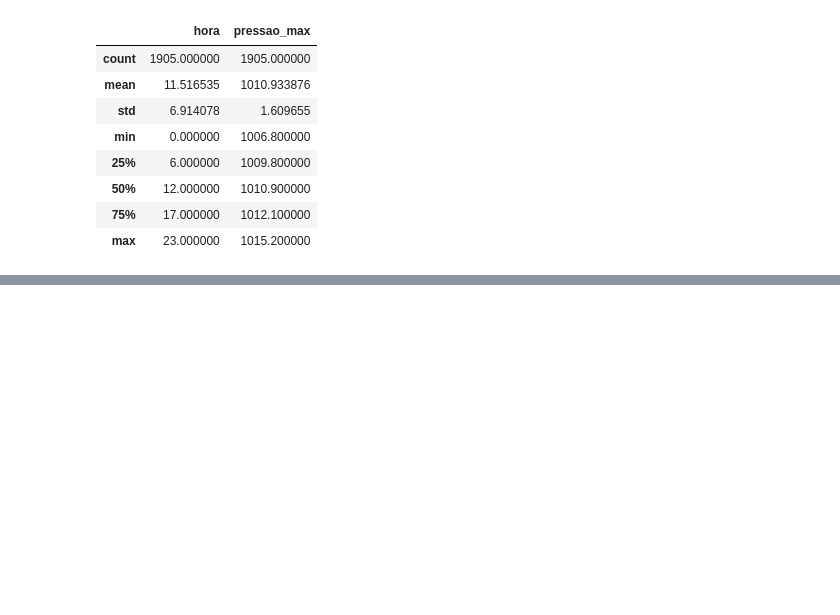
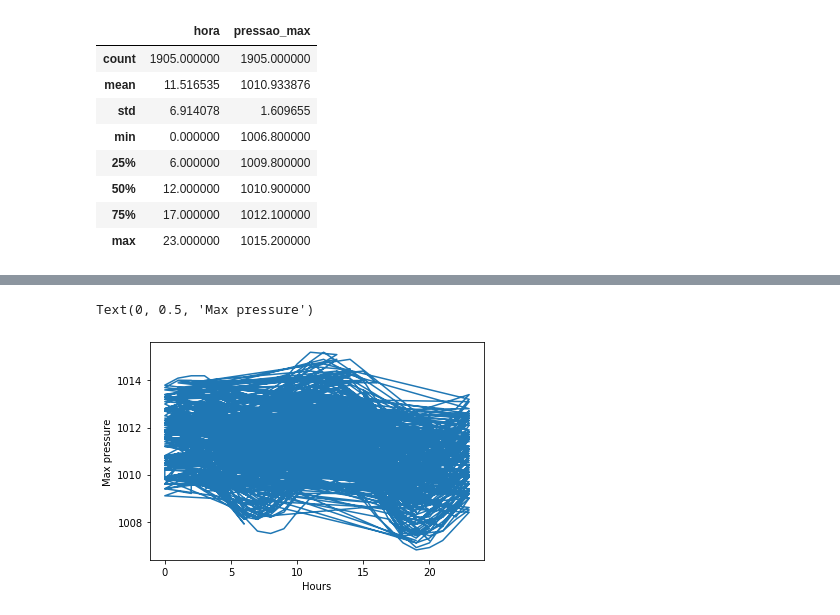
Before and after one commit to SamuelHericles/climate_data, a Jupyter notebook: Study_pressure.ipynb, the cells around one changed output, grey strips where cells are left out. Cells and saved outputs as stored; diff of their text form; code cells hidden in the pictures; blank space fills up the shorter version.

Commit message:
Finish study about pressure

```diff
--- a/Study_pressure.ipynb
+++ b/Study_pressure.ipynb
@@ -108,0 +122,9 @@ sns.distplot(data_press_max.pressao)
+# %%
+x = data_press_max.hora
+y = data_press_max.pressao_max
+plt.plot(x,y)
+plt.xlabel('Hours')
+plt.ylabel('Max pressure')
+# %% [output]
+Text(0, 0.5, 'Max pressure')
+[figure, added]
```
Also changed, not shown: parts of 19 cells of this notebook.
